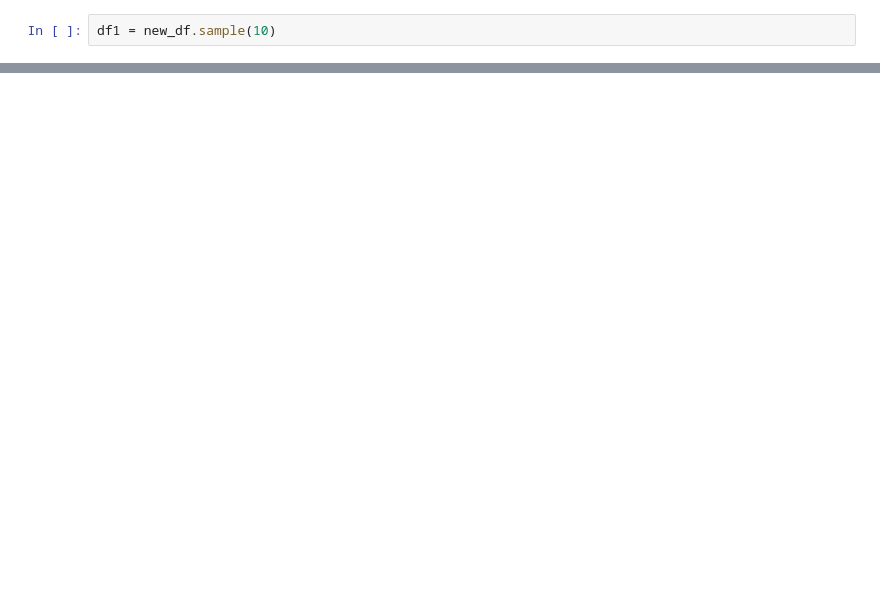
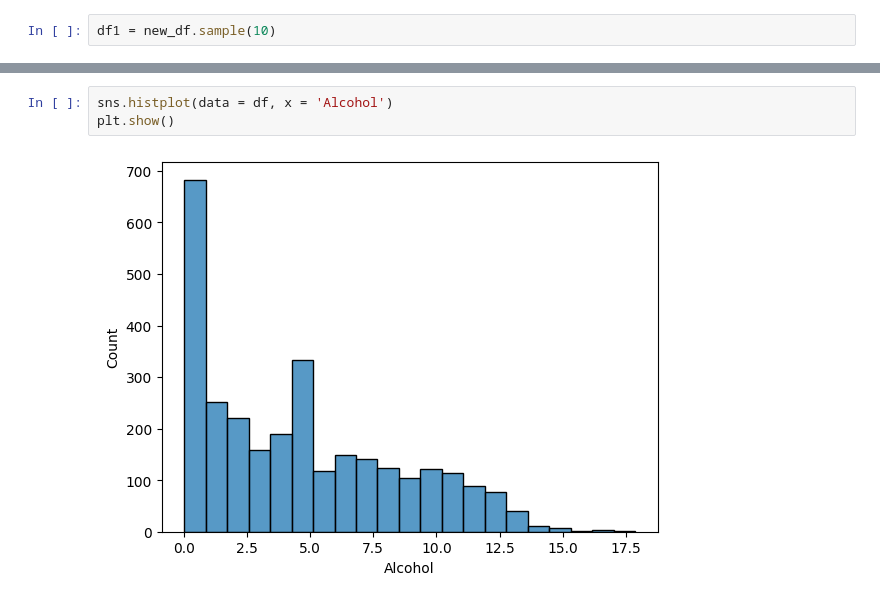
Before and after one commit to itsmeankeet/MachineLearning, a Jupyter notebook: day3/data_analysis/life_excpect/lifeexcept.ipynb, the cells around one changed output, grey strips where cells are left out. Drawn from its saved outputs; the diff is of its cells as text; blank space fills up the shorter version.

```diff
--- a/day3/data_analysis/life_excpect/lifeexcept.ipynb
+++ b/day3/data_analysis/life_excpect/lifeexcept.ipynb
@@ -328,0 +359,5 @@ plt.show()
+# %%
+sns.histplot(data = df, x = 'Alcohol')
+plt.show()
+# %% [output]
+[figure, added]
```
Also changed, not shown: parts of 99 cells of this notebook, 2 other files.
